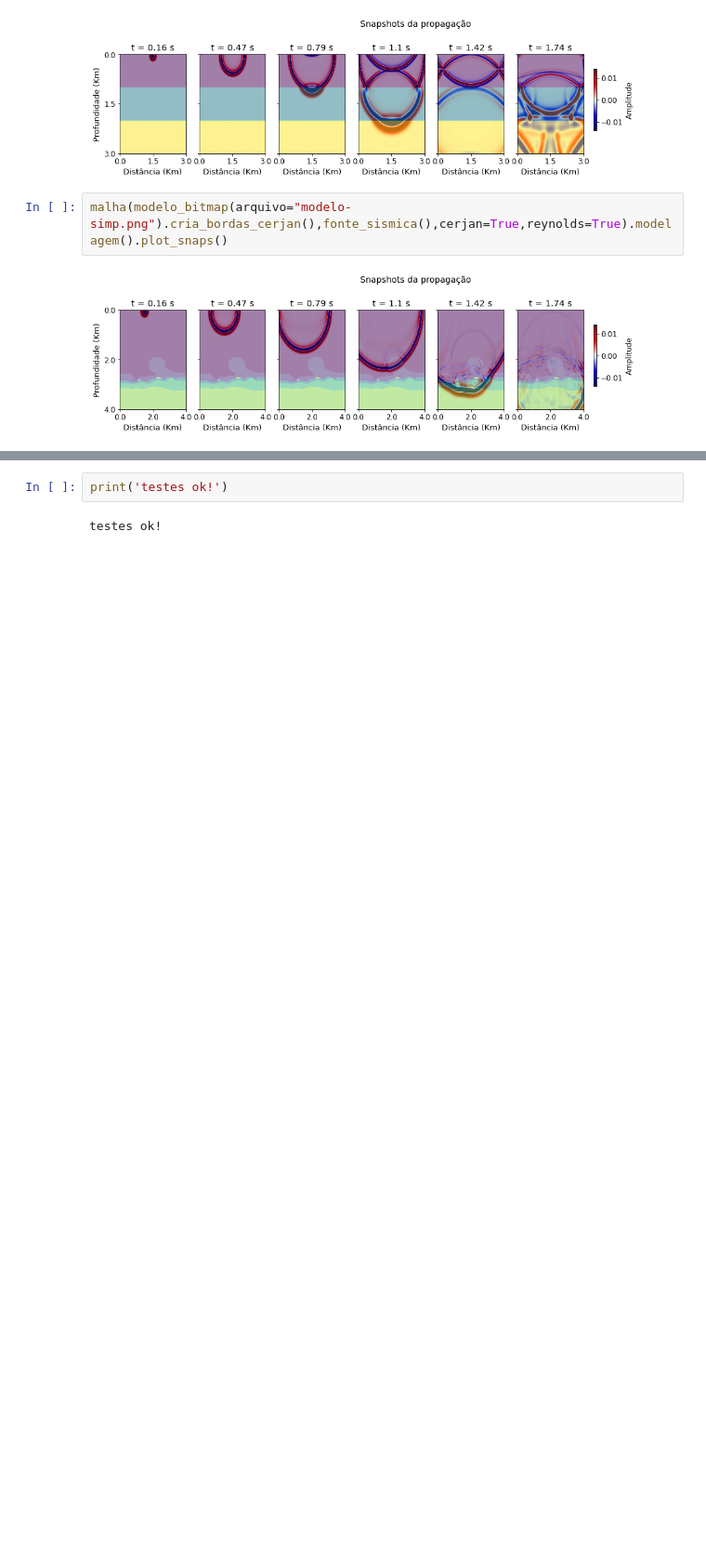
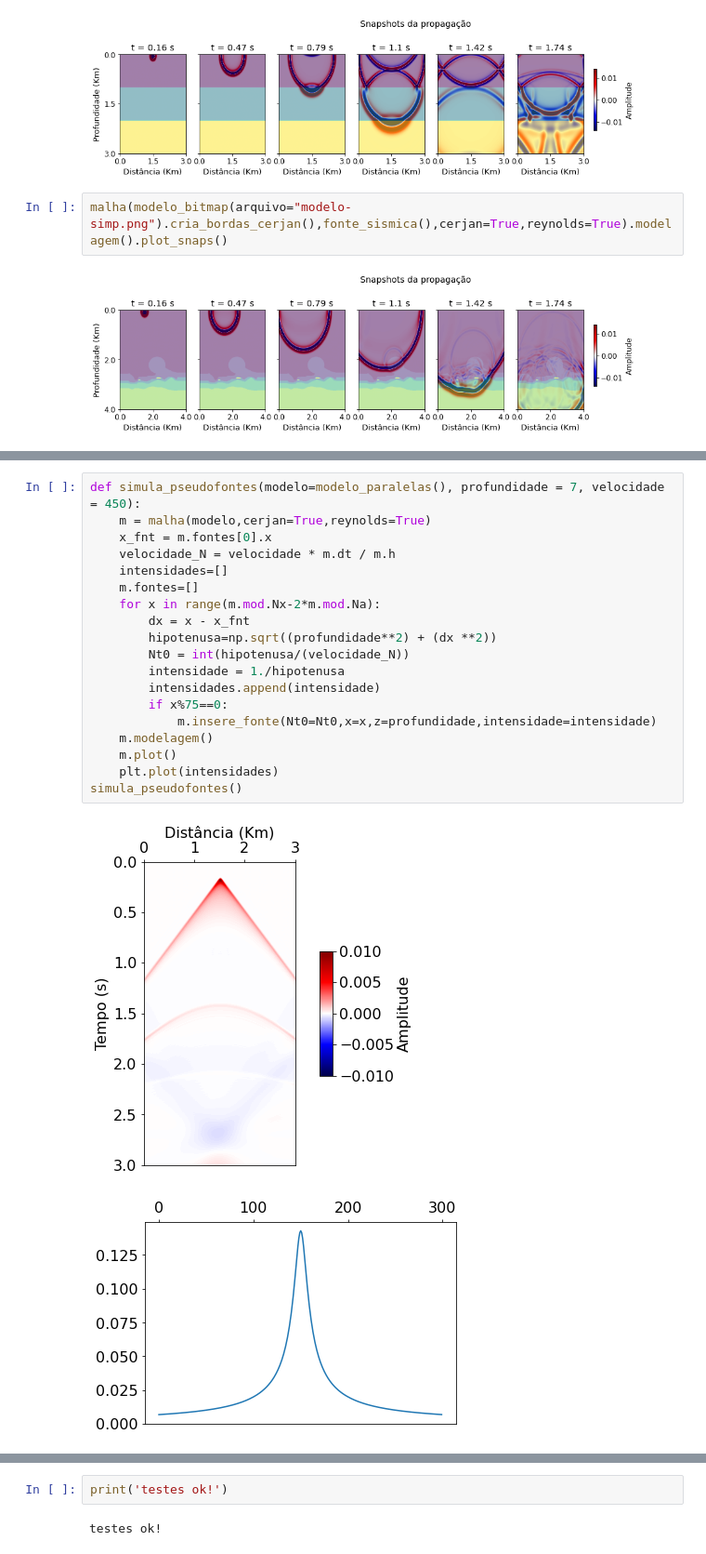
Before and after one commit to thiago-carneiro/mestrado, a Jupyter notebook: procSinais/modelagem.ipynb, the cells around one changed output, grey strips where cells are left out. Shown at 93% size. Drawn from its saved outputs; the diff is of its cells as text; blank space fills up the shorter version.

```diff
--- a/procSinais/modelagem.ipynb
+++ b/procSinais/modelagem.ipynb
@@ -528,0 +540,22 @@ malha(modelo_bitmap(arquivo="modelo-simp.png").cria_bordas_cerjan(),fonte_sismic
+# %%
+def simula_pseudofontes(modelo=modelo_paralelas(), profundidade = 7, velocidade = 450):
+    m = malha(modelo,cerjan=True,reynolds=True)
+    x_fnt = m.fontes[0].x
+    velocidade_N = velocidade * m.dt / m.h
+    intensidades=[]
+    m.fontes=[]
+    for x in range(m.mod.Nx-2*m.mod.Na):
+        dx = x - x_fnt
+        hipotenusa=np.sqrt((profundidade**2) + (dx **2))
+        Nt0 = int(hipotenusa/(velocidade_N))
+        intensidade = 1./hipotenusa
+        intensidades.append(intensidade)
+        if x%75==0:
+            m.insere_fonte(Nt0=Nt0,x=x,z=profundidade,intensidade=intensidade)
+    m.modelagem()
+    m.plot()
+    plt.plot(intensidades)
+simula_pseudofontes()
+# %% [output]
+[figure, added]
+[figure, added]
```
Also changed, not shown: parts of 9 cells of this notebook.
